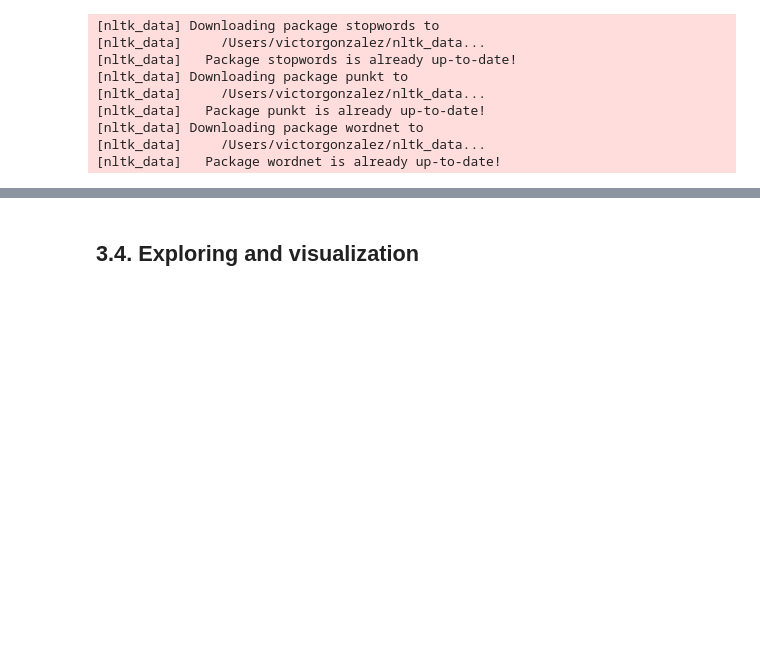
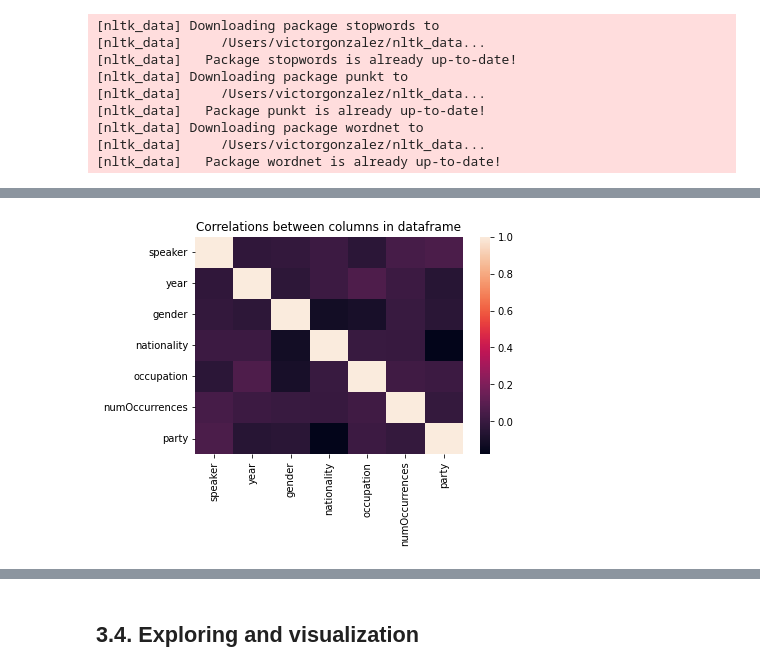
Before and after one commit to epfl-ada/ada-2021-project-kava, a Jupyter notebook: milestone2_template.ipynb, the cells around one changed output, grey strips where cells are left out. Saved outputs shown, nothing was run; the diff lists cells and outputs as text; code cells hidden in the pictures; blank space fills up the shorter version.

```diff
--- a/milestone2_template.ipynb
+++ b/milestone2_template.ipynb
@@ -835,0 +705,7 @@ df_quotes=df_quotes.reset_index(drop=True)
+# %%
+pd_explore_2  = pd_explore[['speaker','year','gender','nationality','occupation','numOccurrences','party']]
+withcorrfull = pd.DataFrame()
+heads = list(pd_explore_2.columns)
+for head in heads:
+    withcorrfull[head] = [x  if x!='NotDefined' else None for x in pd_explore_2[head]]
+notna_df = withcorrfull.dropna()
@@ -835,0 +714,6 @@ df_quotes=df_quotes.reset_index(drop=True)
+# %%
+cat_df = pd.DataFrame()
+for head in heads:
+    cat_df[head]=notna_df[head].astype('category').cat.codes
+print('There are: ',len(cat_df),' values left')
+cat_df.corr()
@@ -835,0 +730,7 @@ df_quotes=df_quotes.reset_index(drop=True)
+# %%
+correlations=cat_df.corr()
+sns.heatmap(correlations)
+plt.title('Correlations between columns in dataframe')
+plt.show()
+# %% [output]
+[figure, added]
```
Also changed, not shown: parts of 141 cells of this notebook.
